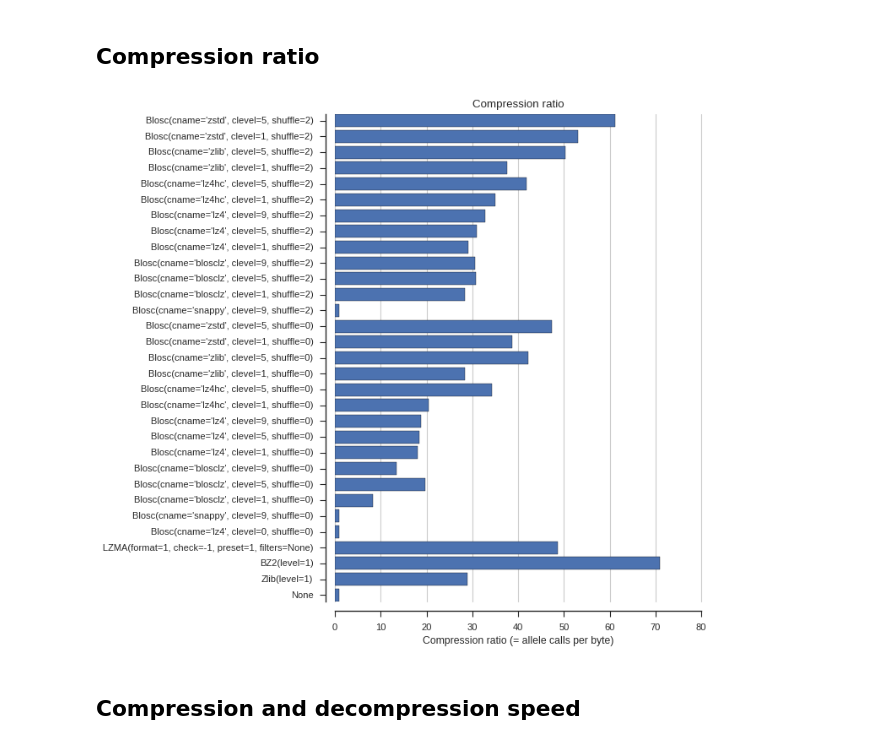
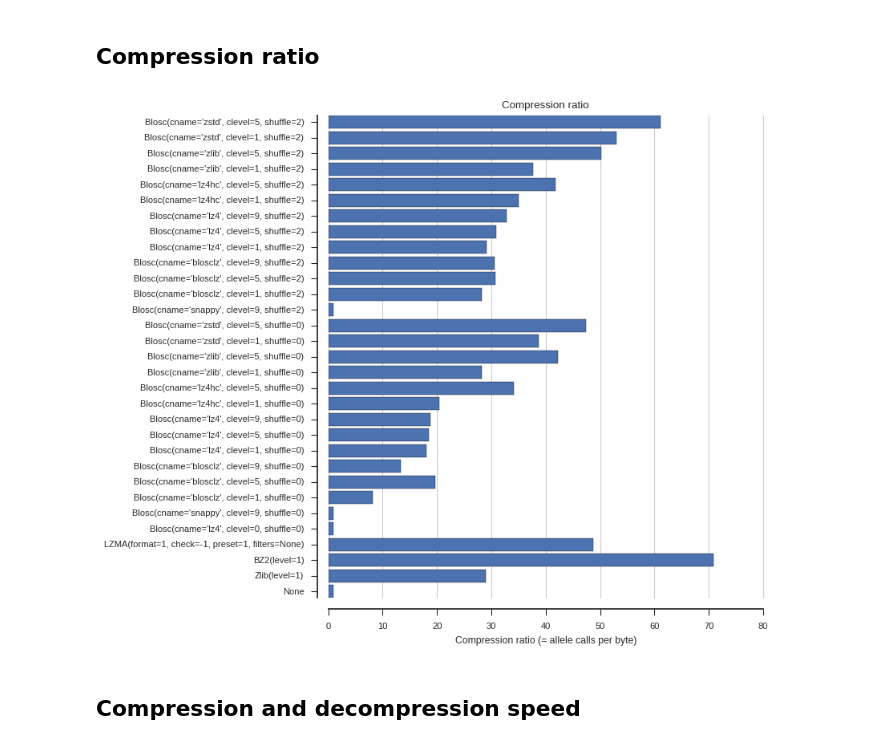
Before and after one commit to alimanfoo/alimanfoo.github.io, a Jupyter notebook: _posts/2016-09-21-genotype-compression-benchmark.ipynb, the cells around one changed output. Cells and saved outputs as stored; diff of their text form; code cells hidden in the pictures.

```diff
--- a/_posts/2016-09-21-genotype-compression-benchmark.ipynb
+++ b/_posts/2016-09-21-genotype-compression-benchmark.ipynb
@@ -7,7 +13,7 @@ The data used in this benchmark are genotype data from the [Ag1000G project phas
 # %%
 import h5py
-callset = h5py.File('/kwiat/2/coluzzi/ag1000g/data/phase1/release/AR3/variation/main/hdf5/ag1000g.phase1.ar3.pass.3R.h5',
-                    mode='r')
+import os
+callset = h5py.File(os.path.join(data_dir, 'ag1000g.phase1.ar3.pass.3R.h5'), mode='r')
 data = callset['3R/calldata/genotype'][5000000:7000000]
 # %% [markdown]
 In uncompressed form, the genotype data are structured as a 3-dimensional array of 1-byte integers. The first dimension represents positions in the genome where genetic differences are observed between one or more individuals. The second dimension represents individuals (e.g., humans if you are doing human genetics, mosquitoes if you are doing mosquito genetics, etc.). The third dimension represents ploidy, which for organisms like humans or mosquitoes is always 2 (we each carry two genome copies, one from each of our parents).
@@ -30,13 +40,12 @@ The integer values in the array represent different DNA nucleotides (A, C, G, T,
 Because most individuals within a species share much of their DNA sequence in common with each other, genotype data are generally very sparse, in the sense that the vast majority of values are zero (identical to the reference). This sparseness is the main reason why genotype data compress well. Also, for organisms like humans where genetic diversity is relatively low, almost all non-zero values are 1. For organisms like mosquitoes where diversity is higher, a larger fraction of values can be greater than 1, although the data are still very sparse. If we are dealing with nucleotide variation (as is the case here) the maximum value is 3.
 # %%
 import matplotlib.pyplot as plt
-plt.rcParams['savefig.dpi'] = 80
 %matplotlib inline
 import numpy as np
 import seaborn as sns
 sns.set_style('white')
 sns.set_style('ticks')
-sns.set_context('notebook')
+sns.set_context('paper')
 
 mn = data.min()
 mx = data.max()
@@ -148,17 +155,17 @@ else:
     ratios = calc_ratios()
     np.save(ratios_fn, ratios)
 # %%
-fig, ax = plt.subplots(figsize=(7, len(compressors) * .3))
+fig, ax = plt.subplots(figsize=(7, len(compressors) * .25))
 sns.despine(ax=ax, offset=10)
 ax.barh(bottom=np.arange(len(compressors)), width=ratios, height=.8)
 ax.set_yticks(np.arange(len(compressors)) + .4)
 ax.set_yticklabels([repr(c) for c in compressors])
 ax.grid(axis='x')
 ax.set_xlabel('Compression ratio (= allele calls per byte)')
 ax.autoscale(axis='y')
 ax.set_title('Compression ratio', va='bottom');
 # %% [output]
-[figure, old version]
+[figure, new version]
 # %% [markdown]
 ## Compression and decompression speed
 # %%
```
Also changed, not shown: parts of 52 cells of this notebook, 44 other files.
